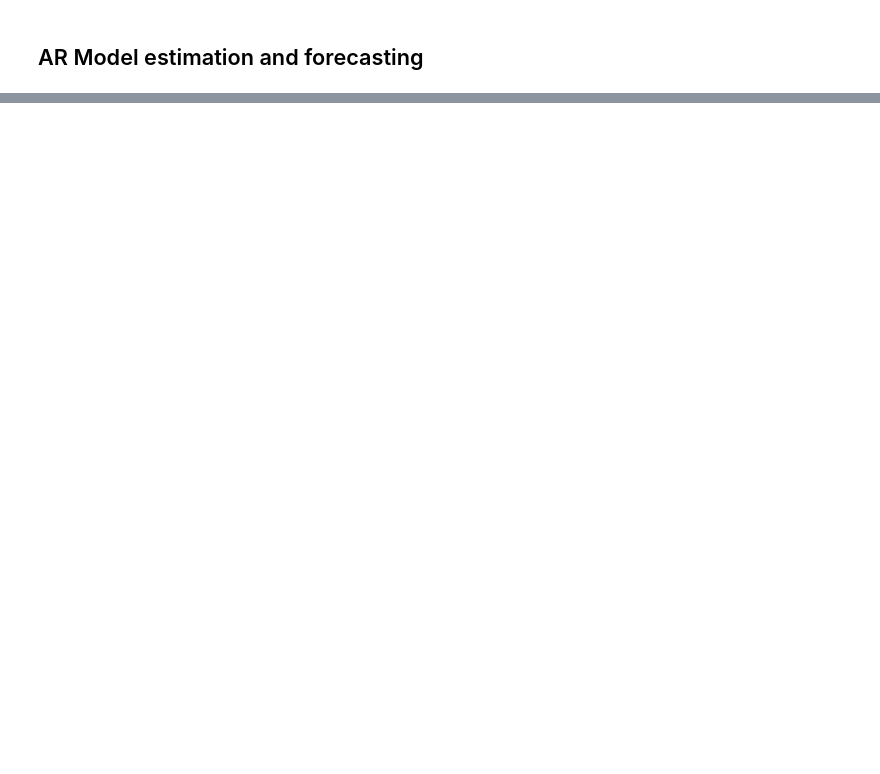
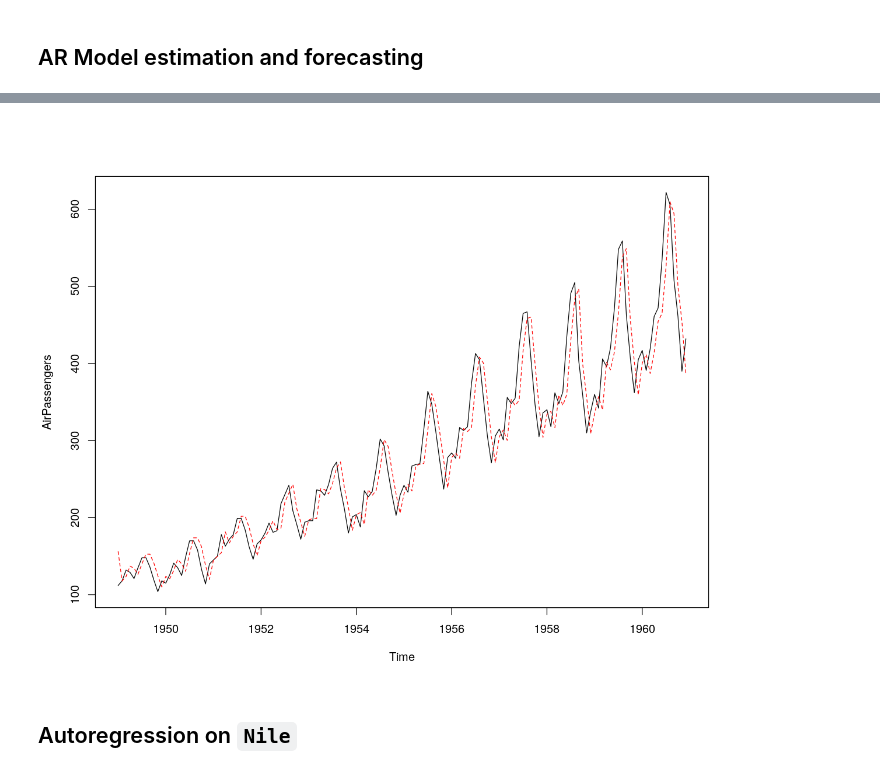
Before and after one commit to denglert/R-sandbox, a Jupyter notebook: datacamp/Time_series/Autoregression.ipynb, the cells around one changed output, grey strips where cells are left out. Cells and saved outputs as stored; diff of their text form; code cells hidden in the pictures; blank space fills up the shorter version.

Commit message:
datacamp R autoregression finished

```diff
--- a/datacamp/Time_series/Autoregression.ipynb
+++ b/datacamp/Time_series/Autoregression.ipynb
@@ -82,0 +213,3 @@ install.packages("Ecdat", "/home/edy/lib/build/anaconda3/lib/R/library")
+# %%
+AR <- arima(AirPassengers, order = c(1,0,0))
+print(AR)
@@ -82,0 +226,8 @@ install.packages("Ecdat", "/home/edy/lib/build/anaconda3/lib/R/library")
+# %%
+ts.plot(AirPassengers)
+AR_fitted <- AirPassengers - residuals(AR)
+points(AR_fitted, type = "l", col = 2, lty = 2)
+# %% [output]
+[figure, added]
+# %% [markdown]
+## Autoregression on `Nile`
```
Also changed, not shown: parts of 36 cells of this notebook, 1 other file.
